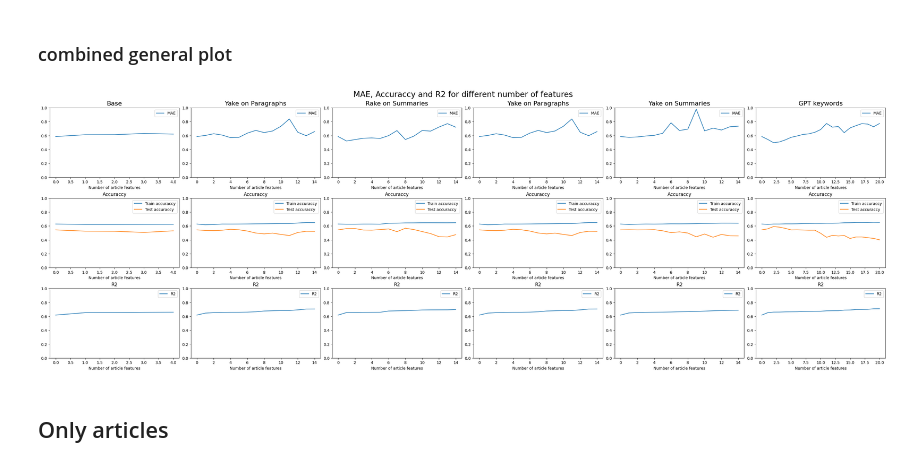
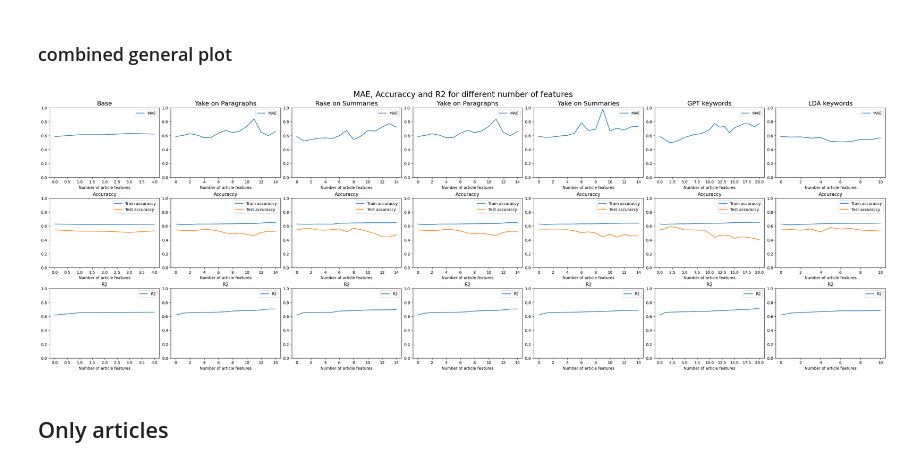
Before and after one commit to GielJW/JBG060-DC3-23-24-public, a Jupyter notebook: predictions.ipynb, the cells around one changed output. Drawn from its saved outputs; the diff is of its cells as text; code cells hidden in the pictures.

```diff
--- a/predictions.ipynb
+++ b/predictions.ipynb
@@ -369,3 +369,12 @@ base_news_df.head()
 # news_df.columns
 # %% [markdown]
 ### New ones
+# %%
+news_lda_df = pd.read_csv("final_output_lda.csv") # Read news data into DataFrame
+
+# Create date column
+news_lda_df["date"] = pd.to_datetime(
+    pd.to_datetime(news_rp_df["date"], format="%Y-%m-%d").dt.strftime("%Y-%m"),
+    format="%Y-%m",
+)
+news_lda_df.head()
@@ -470,12 +486,13 @@ More info on the famine : https://en.wikipedia.org/wiki/2017_South_Sudan_famine
 # %%
 # # country wide news features
 news_features_base = create_news_features(base_news_df, [base_news_df.columns[-4:]])
+news_features_lda = create_news_features(news_lda_df, [news_lda_df.columns[-10:]])
 news_features_rp = create_news_features(news_rp_df, [news_rp_df.columns[-14:]])
 news_features_rs = create_news_features(news_rs_df, [news_rs_df.columns[-14:]])
 news_features_yp = create_news_features(news_yp_df, [news_yp_df.columns[-14:]])
 news_features_ys = create_news_features(news_ys_df, [news_ys_df.columns[-14:]])
 news_features_gpt = create_news_features(news_gpt_df, [news_gpt_df.columns[-20:]])
 print(len(news_features_base.columns))
-news_features_base
+news_features_lda
 # %% [output]
 4
@@ -641,3 +658,5 @@ Start: -10, End: 0
 # axis[1].set_ylim(0, 1)
 # axis[2].set_ylim(0, 1)
 # figure.suptitle('Base: MAE, Accuraccy and R2 for different number of features', fontsize=16);
+# %%
+lda_mae_values, lda_r2_values, lda_train_accuracy, lda_test_accuracy = train_model(news_features_lda)
@@ -857,7 +888,7 @@ Start: -26, End: 0
 ### combined general plot
 # %%
 #plot MAE, accuraccy and R2 for different number of features [Base]
-figure, axis = plt.subplots(3, 6, figsize=(30, 10), constrained_layout=True)
+figure, axis = plt.subplots(3, 7, figsize=(30, 10), constrained_layout=True)
 
 axis[0,0].plot(base_mae_values, label='MAE')
 axis[2,0].plot(base_r2_values, label='R2')
@@ -946,34 +977,54 @@ axis[0,4].set_title('MAE')
 axis[1,4].set_title('Accuraccy')
 axis[2,4].set_title('R2')
 axis[0,4].set_xlabel('Number of article features')
 axis[1,4].set_xlabel('Number of article features')
 axis[2,4].set_xlabel('Number of article features')
 axis[0,4].set_ylim(0, 1)
 axis[1,4].set_ylim(0, 1)
 axis[2,4].set_ylim(0, 1)
 axis[0,4].set_title('Yake on Summaries', fontsize=16);
 
 #plot MAE, accuraccy and R2 for different number of features [GPT]
 axis[0,5].plot(gpt_mae_values, label='MAE')
 axis[2,5].plot(gpt_r2_values, label='R2')
 axis[1,5].plot(gpt_train_accuracy, label='Train accuraccy')
 axis[1,5].plot(gpt_test_accuracy, label='Test accuraccy')
 axis[0,5].legend()
 axis[1,5].legend()
 axis[2,5].legend()
 axis[0,5].set_title('MAE')
 axis[1,5].set_title('Accuraccy')
 axis[2,5].set_title('R2')
 axis[0,5].set_xlabel('Number of article features')
 axis[1,5].set_xlabel('Number of article features')
 axis[2,5].set_xlabel('Number of article features')
 axis[0,5].set_ylim(0, 1)
 axis[1,5].set_ylim(0, 1)
 axis[2,5].set_ylim(0, 1)
 axis[0,5].set_title('GPT keywords', fontsize=16);
 figure.suptitle('MAE, Accuraccy and R2 for different number of features', fontsize=20);
+
+#plot MAE, accuraccy and R2 for different number of features [LDA]
+axis[0,6].plot(lda_mae_values, label='MAE')
+axis[2,6].plot(lda_r2_values, label='R2')
+axis[1,6].plot(lda_train_accuracy, label='Train accuraccy')
+axis[1,6].plot(lda_test_accuracy, label='Test accuraccy')
+axis[0,6].legend()
+axis[1,6].legend()
+axis[2,6].legend()
+axis[0,6].set_title('MAE')
+axis[1,6].set_title('Accuraccy')
+axis[2,6].set_title('R2')
+axis[0,6].set_xlabel('Number of article features')
+axis[1,6].set_xlabel('Number of article features')
+axis[2,6].set_xlabel('Number of article features')
+axis[0,6].set_ylim(0, 1)
+axis[1,6].set_ylim(0, 1)
+axis[2,6].set_ylim(0, 1)
+axis[0,6].set_title('LDA keywords', fontsize=16);
+figure.suptitle('MAE, Accuraccy and R2 for different number of features', fontsize=20);
 # %% [output]
-[figure, old version]
+[figure, new version]
 # %% [markdown]
 ## Only articles
 # %%
```
Also changed, not shown: parts of 10 cells of this notebook, 3 other files.
